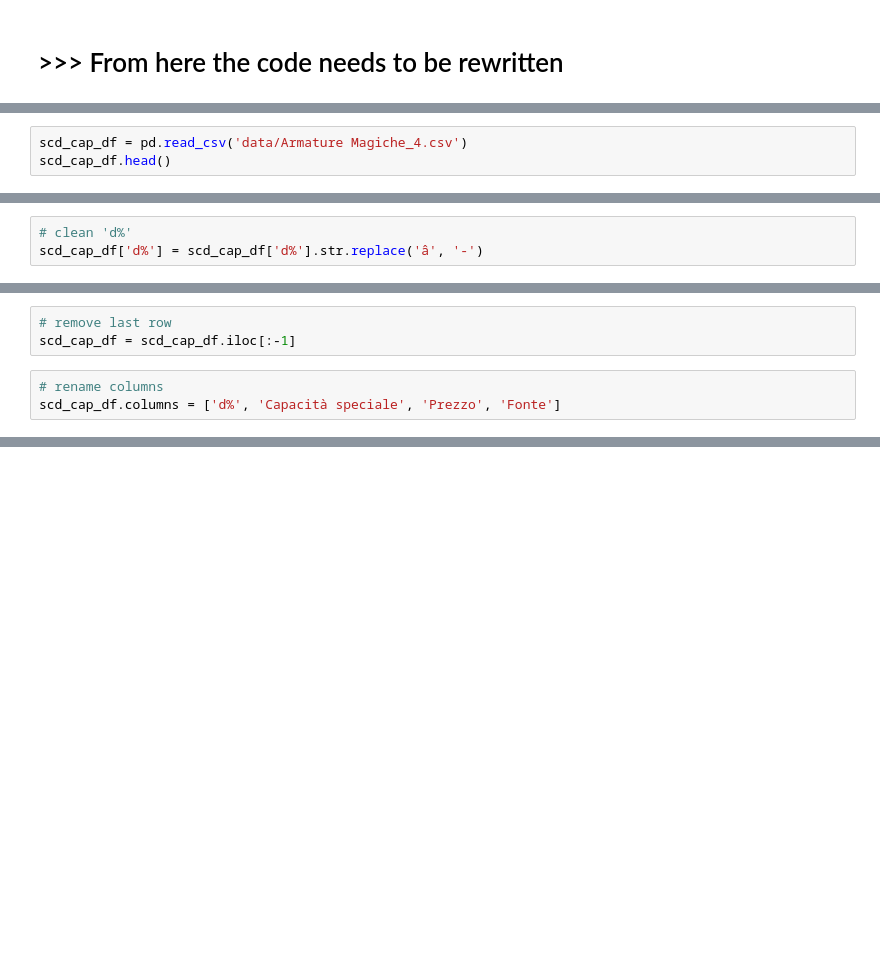
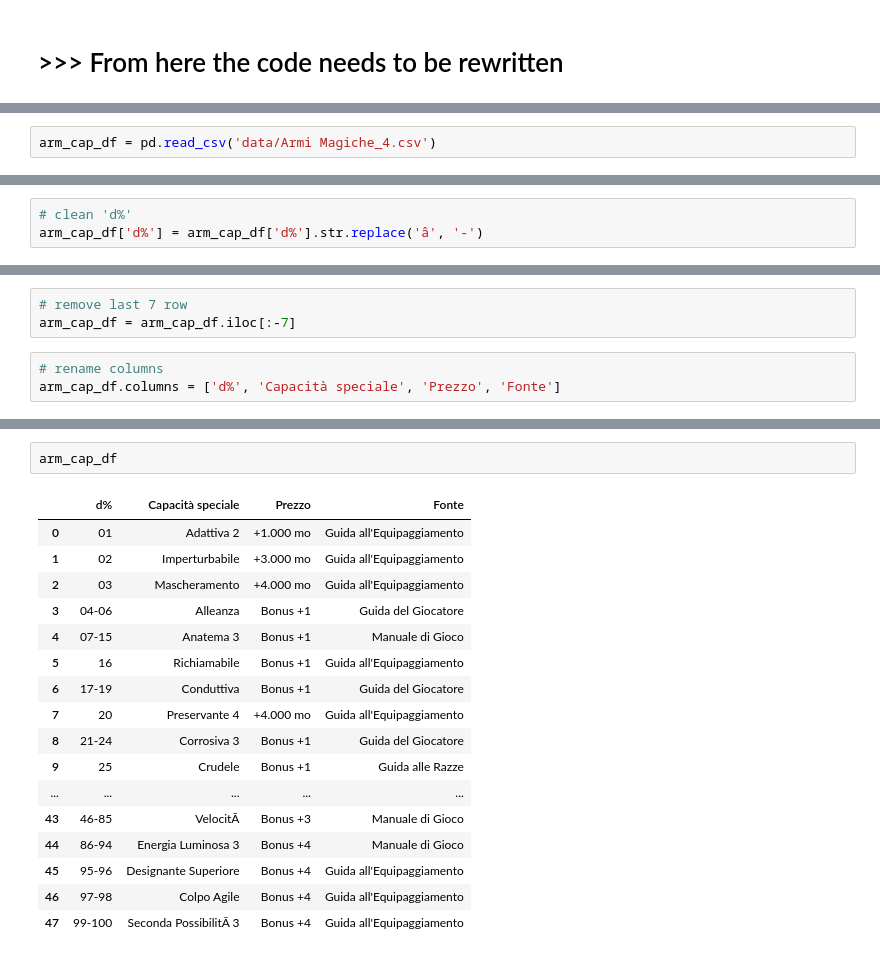
Before and after one commit to mattiafalco/Pathfinder---Magic-Item-Generator, a Jupyter notebook: Cleaning.ipynb, the cells around one changed output, grey strips where cells are left out. Drawn from its saved outputs; the diff is of its cells as text; blank space fills up the shorter version.

```diff
--- a/Cleaning.ipynb
+++ b/Cleaning.ipynb
@@ -574,3 +574,2 @@ save_data(arm_cap_df, 'Armi', names)
 # %%
-scd_cap_df = pd.read_csv('data/Armature Magiche_4.csv')
-scd_cap_df.head()
+arm_cap_df = pd.read_csv('data/Armi Magiche_4.csv')
@@ -584,3 +576,3 @@ scd_cap_df.head()
 # %%
 # clean 'd%'
-scd_cap_df['d%'] = scd_cap_df['d%'].str.replace('â', '-')
+arm_cap_df['d%'] = arm_cap_df['d%'].str.replace('â', '-')
@@ -596,6 +579,6 @@ scd_cap_df.tail()
 # %%
-# remove last row
-scd_cap_df = scd_cap_df.iloc[:-1]
+# remove last 7 row
+arm_cap_df = arm_cap_df.iloc[:-7]
 # %%
 # rename columns
-scd_cap_df.columns = ['d%', 'Capacità speciale', 'Prezzo', 'Fonte']
+arm_cap_df.columns = ['d%', 'Capacità speciale', 'Prezzo', 'Fonte']
@@ -622,2 +585,22 @@ scd_cap_df
+# %%
+arm_cap_df
+# %% [output]
+|  | d% | Capacità speciale | Prezzo | Fonte |
+| 0 | 01 | Adattiva 2 | +1.000 mo | Guida all'Equipaggiamento |
+| 1 | 02 | Imperturbabile | +3.000 mo | Guida all'Equipaggiamento |
+| 2 | 03 | Mascheramento | +4.000 mo | Guida all'Equipaggiamento |
+| 3 | 04-06 | Alleanza | Bonus +1 | Guida del Giocatore |
+| 4 | 07-15 | Anatema 3 | Bonus +1 | Manuale di Gioco |
+| 5 | 16 | Richiamabile | Bonus +1 | Guida all'Equipaggiamento |
+| 6 | 17-19 | Conduttiva | Bonus +1 | Guida del Giocatore |
+| 7 | 20 | Preservante 4 | +4.000 mo | Guida all'Equipaggiamento |
+| 8 | 21-24 | Corrosiva 3 | Bonus +1 | Guida del Giocatore |
+| 9 | 25 | Crudele | Bonus +1 | Guida alle Razze |
+| ... | ... | ... | ... | ... |
+| 43 | 46-85 | VelocitÃ | Bonus +3 | Manuale di Gioco |
+| 44 | 86-94 | Energia Luminosa 3 | Bonus +4 | Manuale di Gioco |
+| 45 | 95-96 | Designante Superiore | Bonus +4 | Guida all'Equipaggiamento |
+| 46 | 97-98 | Colpo Agile | Bonus +4 | Guida all'Equipaggiamento |
+| 47 | 99-100 | Seconda PossibilitÃ 3 | Bonus +4 | Guida all'Equipaggiamento |
 # %%
 # split
```
Also changed, not shown: parts of 17 cells of this notebook, 18 other files.
